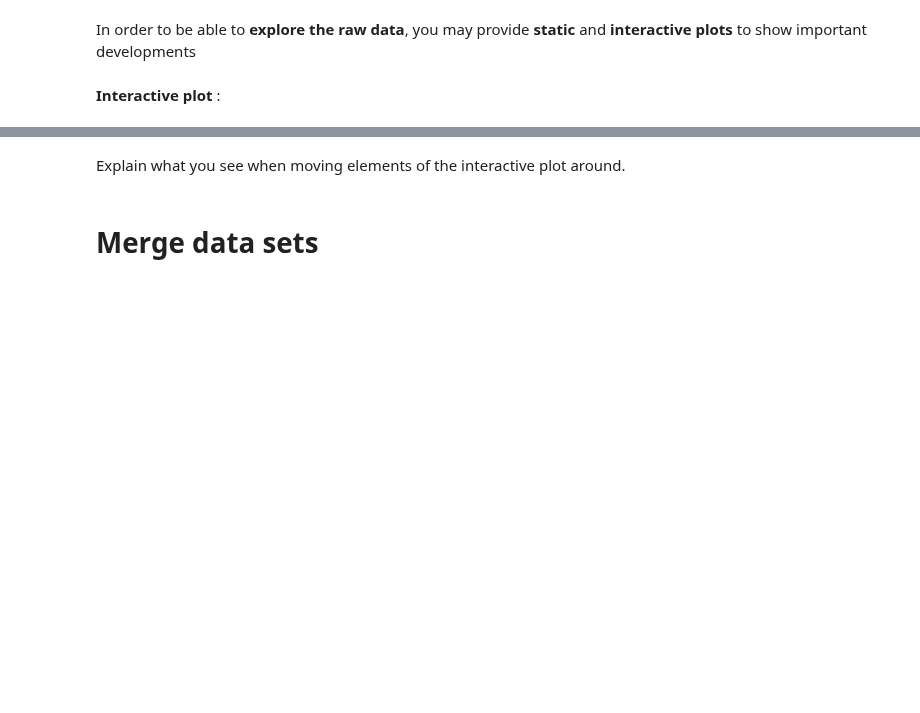
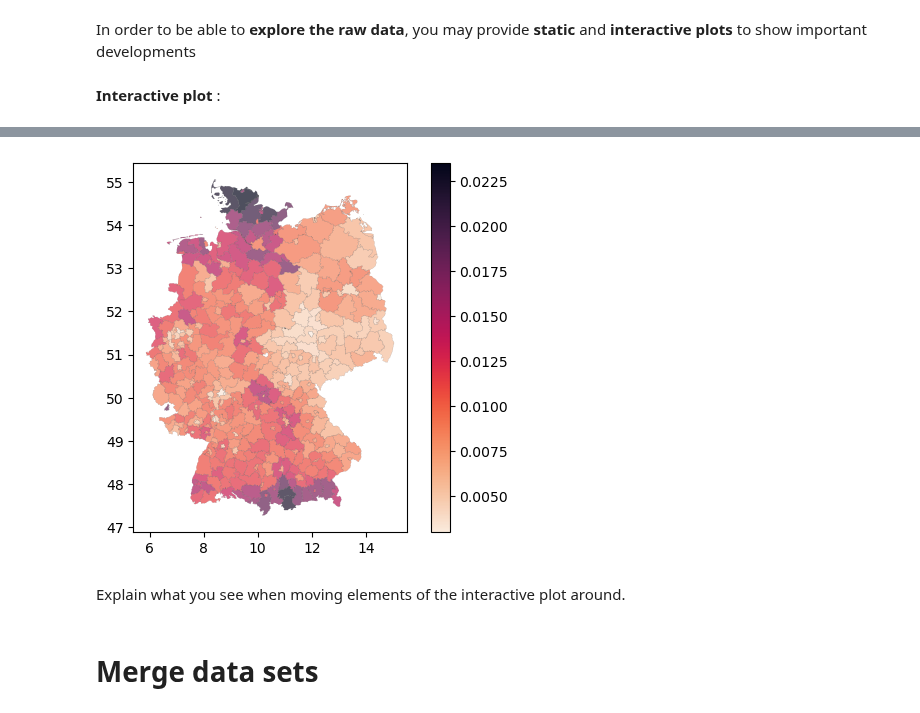
Before and after one commit to NumEconCopenhagen/projects-2023-mes, a Jupyter notebook: dataproject/dataproject.ipynb, the cells around one changed output, grey strips where cells are left out. Cells and saved outputs as stored; diff of their text form; code cells hidden in the pictures; blank space fills up the shorter version.

Commit message:
added plots

```diff
--- a/dataproject/dataproject.ipynb
+++ b/dataproject/dataproject.ipynb
@@ -275,0 +266,6 @@ m.save("footprint1.html")
+# %%
+#rename AGS to B-code to prepare for merging
+
+dfgeo = gpd.read_file("DE-counties.geojson")
+
+dfgeo.rename(columns={"AGS":"B-code"}, inplace=True)
@@ -276,72 +291,39 @@ m.save("footprint1.html")
+# %%
+#merge DE counties geofile with variables
+
+dfgeo['B-code']=dfgeo['B-code'].astype(int)
+
+merged['B-code']=merged['B-code'].astype(int)
+
+merged1 = pd.merge(merged, dfgeo, on='B-code', how="left")
+
+geomerged = gpd.GeoDataFrame(merged1)
+# %%
+#add new column
+
+geomerged["ratio_Wohnmobile"] = geomerged["campers"] / geomerged["Total"]
 # %%
 #shoutout to https://github.com/jgehrcke/covid-19-germany-gae
 
-
 import seaborn
-
 
 fig, ax = plt.subplots()
 
+print(geomerged[['Total', 'GEN']].to_string(index=False))
 
-#generate geodataframe
-dfgeo = gpd.read_file("DE-counties.geojson")
-
-
-print("length county geojson ", len(dfgeo))
-
-
-age1 = []
-
-
-age1 = dfA["unter 3 Jahre"]
-
-
-print("length age groups", len(age1))
-
-
-#empty list for variable to add to geodataframe
-age = range(431)
-
-
-#print(age)
-
-
-#irgendwie appenden
-
-
-dfgeo["age"] = age
-
-
-dfgeo["age1"] = age1
-
-
-print(dfgeo[['AGS', 'GEN']].to_string(index=False))
-
-
-#print(dfgeo[['GEN']].to_string(index=False))
-
-
-#print(dfgeo[["AGS", "GEN"]])
-
-
-#print(dfgeo[["AGS"]])
-
-
-
-
-
-
-#dfgeo.plot(
-    #ax=ax,
-    #alpha=0.7,
-    #column="age1",
-    #linewidth=0.1,
-    #edgecolor="#555",
-    #categorical=False,
-    #legend=True,
+#graph
+geomerged.plot(
+    ax=ax,
+    alpha=0.7,
+    column="ratio_Wohnmobile",
+    linewidth=0.1,
+    edgecolor="#555",
+    categorical=False,
+    legend=True,
         # cmap="autumn_r",
         # This is a key decision here. Lovely background info:
         # https://seaborn.pydata.org/tutorial/color_palettes.html
         # Use a sequential one.
-    #cmap=seaborn.color_palette("rocket_r", as_cmap=True),
-    #)
+    cmap=seaborn.color_palette("rocket_r", as_cmap=True),
+    )
+# %% [output]
@@ -348,3 +348,4 @@ print(dfgeo[['AGS', 'GEN']].to_string(index=False))
+[figure, added]
 # %% [markdown]
 Explain what you see when moving elements of the interactive plot around.
 # %% [markdown]
```
Also changed, not shown: parts of 5 cells of this notebook, 1 other file.
